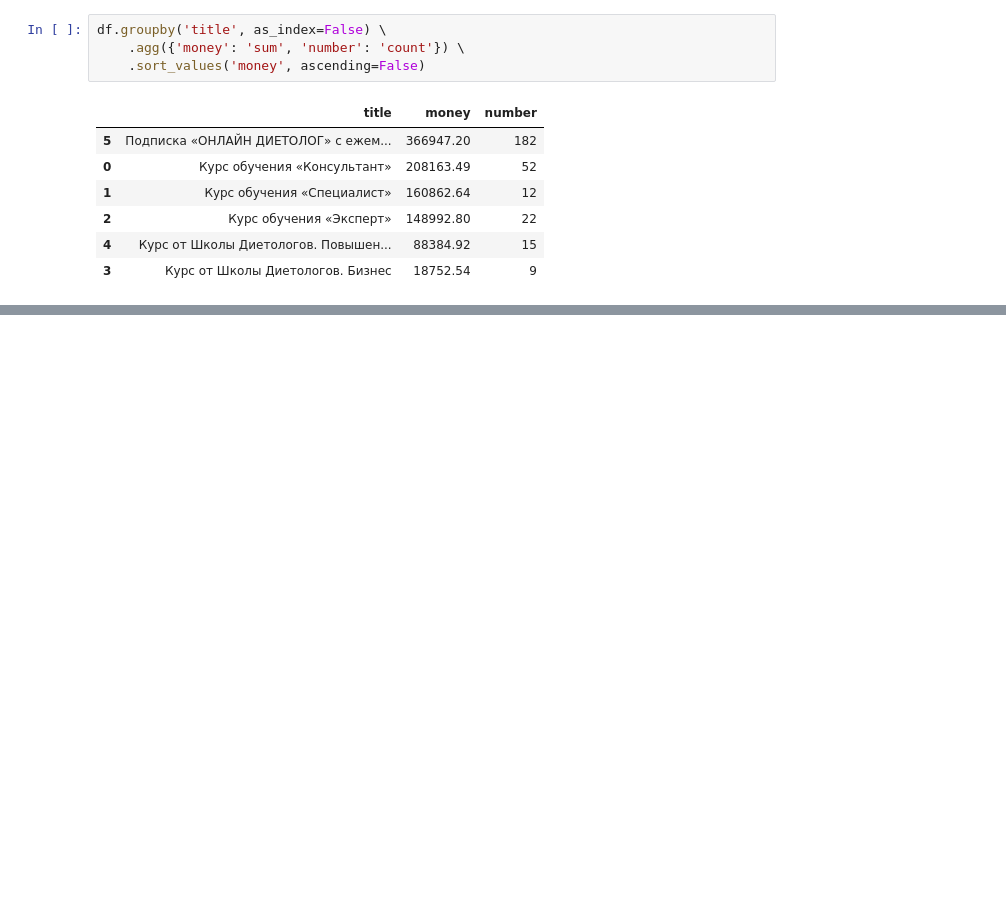
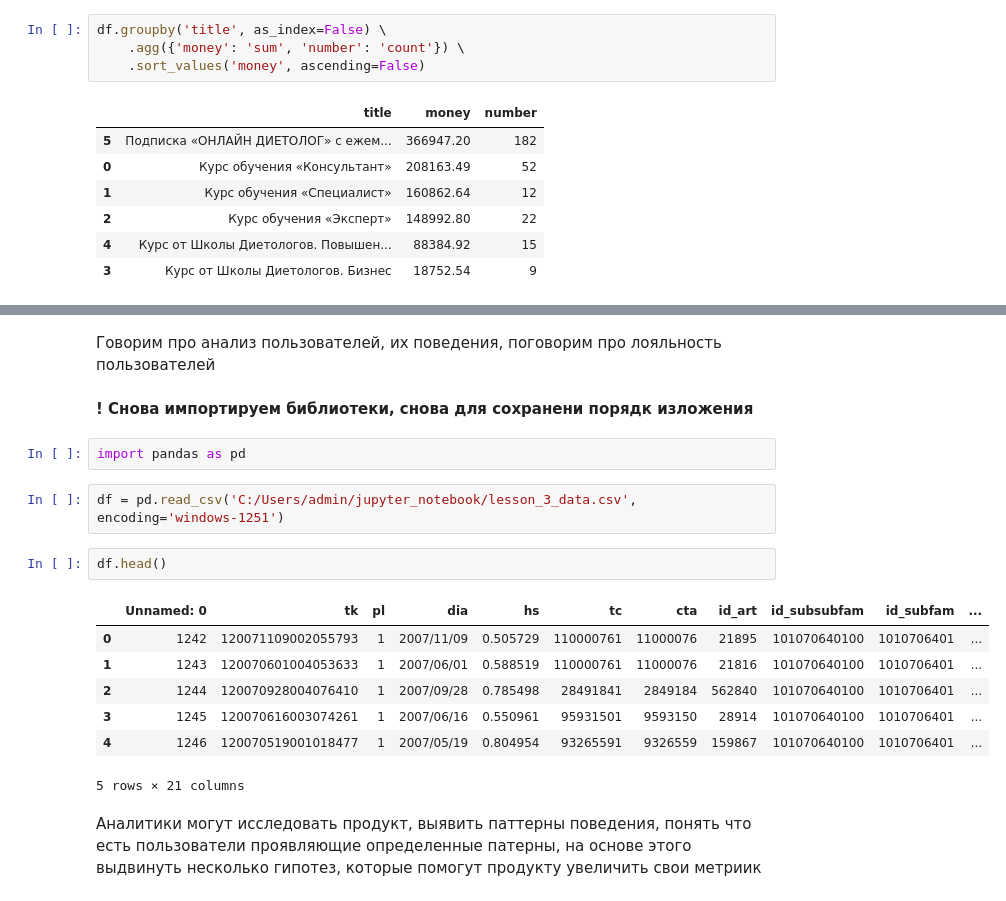
Before and after one commit to MilyaMakarenko/Lecture_notes_on_KarpovCourses, a Jupyter notebook: Lecture_notes_on_KarpovCourses.ipynb, the cells around one changed output, grey strips where cells are left out. Drawn from its saved outputs; the diff is of its cells as text; blank space fills up the shorter version.

```diff
--- a/Lecture_notes_on_KarpovCourses.ipynb
+++ b/Lecture_notes_on_KarpovCourses.ipynb
@@ -585,0 +1587,20 @@ df.groupby('title', as_index=False) \
+# %% [markdown]
+Говорим про анализ пользователей, их поведения, поговорим про лояльность пользователей
+# %% [markdown]
+**! Снова импортируем библиотеки, снова для сохранени порядк изложения**
+# %%
+import pandas as pd
+# %%
+df = pd.read_csv('C:/Users/admin/jupyter_notebook/lesson_3_data.csv', encoding='windows-1251')
+# %%
+df.head()
+# %% [output]
+|  | Unnamed: 0 | tk | pl | dia | hs | tc | cta | id_art | id_subsubfam | id_subfam | ... |
+| 0 | 1242 | 120071109002055793 | 1 | 2007/11/09 | 0.505729 | 110000761 | 11000076 | 21895 | 101070640100 | 1010706401 | ... |
+| 1 | 1243 | 120070601004053633 | 1 | 2007/06/01 | 0.588519 | 110000761 | 11000076 | 21816 | 101070640100 | 1010706401 | ... |
+| 2 | 1244 | 120070928004076410 | 1 | 2007/09/28 | 0.785498 | 28491841 | 2849184 | 562840 | 101070640100 | 1010706401 | ... |
+| 3 | 1245 | 120070616003074261 | 1 | 2007/06/16 | 0.550961 | 95931501 | 9593150 | 28914 | 101070640100 | 1010706401 | ... |
+| 4 | 1246 | 120070519001018477 | 1 | 2007/05/19 | 0.804954 | 93265591 | 9326559 | 159867 | 101070640100 | 1010706401 | ... |
+5 rows × 21 columns
+# %% [markdown]
+Аналитики могут исследовать продукт, выявить паттерны поведения, понять что есть пользователи проявляющие определенные патерны, на основе этого выдвинуть несколько гипотез, которые помогут продукту увеличить свои метриик
```
Also changed, not shown: parts of 181 cells of this notebook.
